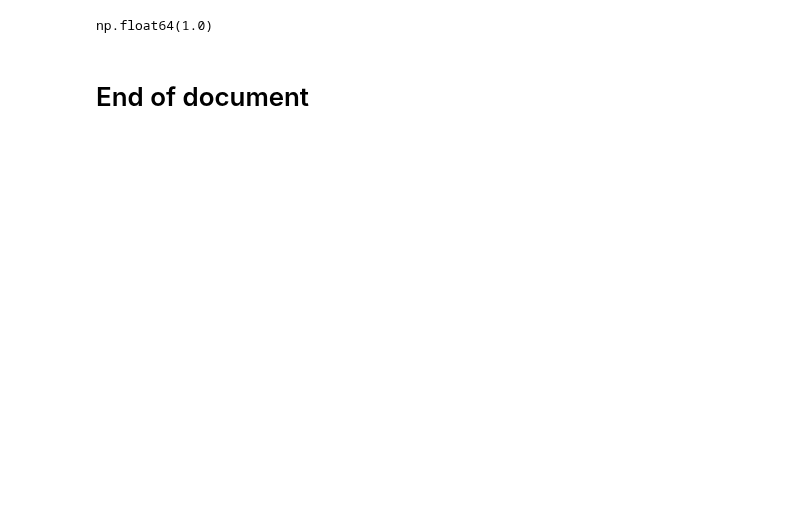
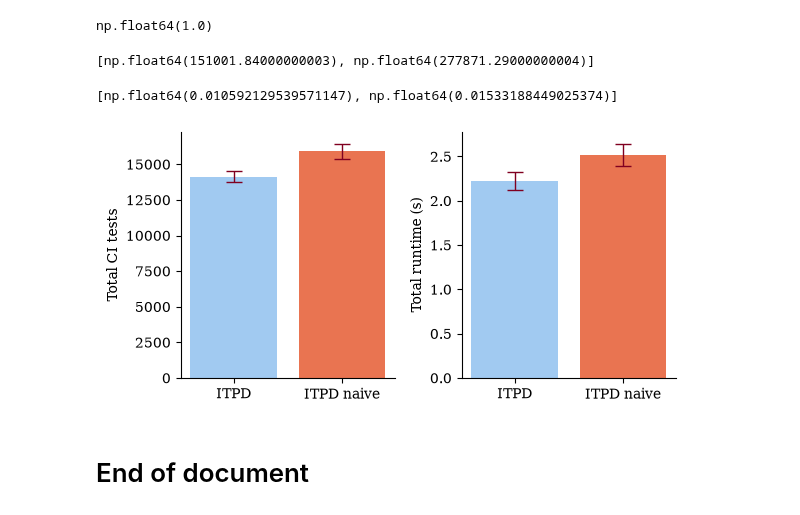
Before and after one commit to jmaasch/itpd, a Jupyter notebook: itpd_test.ipynb, the cells around one changed output. Cells and saved outputs as stored; diff of their text form; code cells hidden in the pictures; blank space fills up the shorter version.

Commit message:
itpd v itpd naive

```diff
--- a/itpd_test.ipynb
+++ b/itpd_test.ipynb
@@ -124,7 +124,6 @@ pairs = None
 var_names = list(alphabet[:N])
 ci_to_float = lambda x : (round(float(x[0]),3), round(float(x[1]),3))
 
-accuracies = []
 auprs = []
 shds = []
 total_tests = []
@@ -140,14 +139,13 @@ for i in range(iters):
               alpha = alpha,
               tau_max = tau_max,
               true_adj = adj_matrices[i])
-    accuracy, aupr, shd = it.itpd()
+    aupr, shd = it.itpd()
     itpd_oracle_times.append(time.time() - start)
 
     total_tests.append(np.sum(it.total_tests))
     cond_sizes_flat = [item for sublist in it.conditioning_set_sizes for item in sublist]
     cond_sizes += cond_sizes_flat
 
-    accuracies.append(accuracy)
     auprs.append(aupr)
     shds.append(shd)
 
@@ -178,7 +176,7 @@ shds_ci = st.t.interval(0.95,
 print()
 print(f"Mean runtime     : {round(np.mean(itpd_oracle_times),4)}s {ci_to_float(time_ci)}")
 print(f"Mean total tests : {round(np.mean(total_tests),2)} {ci_to_float(tests_ci)}")
-print(f"Mean cond. set : {round(np.mean(cond_sizes),2)} {ci_to_float(cond_ci)}")
+print(f"Mean cond. set   : {round(np.mean(cond_sizes),2)} {ci_to_float(cond_ci)}")
 print()
 print(f"Mean AUPR        : {round(np.mean(auprs)*100,2)} {ci_to_float(auprs_ci)}")
 print(f"Mean SHD         : {round(np.mean(shds),2)} {ci_to_float(shds_ci)}")
@@ -205,7 +203,6 @@ invalid value encountered in multiply
 # %% [markdown]
 ### ITPD naive
 # %%
-naive_accuracies = []
 naive_auprs = []
 naive_shds = []
 naive_total_tests = []
@@ -221,14 +218,13 @@ for i in range(iters):
                   alpha = alpha,
                   tau_max = tau_max,
                   true_adj = adj_matrices[i])
-    accuracy, aupr, shd = it.itpd_naive()
+    aupr, shd = it.itpd_naive()
     naive_itpd_oracle_times.append(time.time() - start)
 
     naive_total_tests.append(np.sum(it.total_tests))
     naive_cond_sizes_flat = [item for sublist in it.conditioning_set_sizes for item in sublist]
     naive_cond_sizes += naive_cond_sizes_flat
 
-    naive_accuracies.append(accuracy)
     naive_auprs.append(aupr)
     naive_shds.append(shd)
 
@@ -258,7 +254,7 @@ naive_shds_ci = st.t.interval(0.95,
 print()
 print(f"Mean runtime     : {round(np.mean(naive_itpd_oracle_times),4)}s {ci_to_float(naive_time_ci)}")
 print(f"Mean total tests : {round(np.mean(naive_total_tests),2)} {ci_to_float(naive_tests_ci)}")
-print(f"Mean cond. set : {round(np.mean(naive_cond_sizes),2)} {ci_to_float(naive_cond_ci)}")
+print(f"Mean cond. set   : {round(np.mean(naive_cond_sizes),2)} {ci_to_float(naive_cond_ci)}")
 print()
 print(f"Mean AUPR        : {round(np.mean(naive_auprs)*100,2)} {ci_to_float(naive_auprs_ci)}")
 print(f"Mean SHD         : {round(np.mean(naive_shds),2)} {ci_to_float(naive_shds_ci)}")
@@ -294,5 +290,61 @@ np.float64(0.8884681508563469)
 np.mean(cond_sizes) / np.mean(naive_cond_sizes)
 # %% [output]
 np.float64(1.0)
+# %%
+# Lower variance?
+tests_var = [np.var(total_tests), np.var(naive_total_tests)]
+tests_var
+# %% [output]
+[np.float64(151001.84000000003), np.float64(277871.29000000004)]
+# %%
+# Lower variance?
+times_var = [np.var(itpd_oracle_times), np.var(naive_itpd_oracle_times)]
+times_var
+# %% [output]
+[np.float64(0.010592129539571147), np.float64(0.01533188449025374)]
+# %%
+plt.rcParams["font.family"] = "serif"
+
+categories = ["ITPD", "ITPD naive"]
+bar_colors = ["#A1CAF1", "#E97451"]
+
+times_means = [np.mean(itpd_oracle_times), np.mean(naive_itpd_oracle_times)]
+times_stdevs = [np.std(itpd_oracle_times), np.std(naive_itpd_oracle_times)]
+
+tests_means = [np.mean(total_tests), np.mean(naive_total_tests)]
+tests_stdevs = [np.std(total_tests), np.std(naive_total_tests)]
+
+fig, axs = plt.subplots(1, 2, figsize = (6, 3))
+
+axs[0].bar(
+    categories,
+    tests_means,
+    yerr = tests_stdevs,
+    capsize = 6,
+    color = bar_colors,
+    error_kw = dict(ecolor = "#800020", lw = 1, capthick = 1)
+)
+axs[0].spines["top"].set_visible(False)
+axs[0].spines["right"].set_visible(False)
+
+axs[0].set_ylabel("Total CI tests")
+
+axs[1].bar(
+    categories,
+    times_means,
+    yerr = times_stdevs,
+    capsize = 6,
+    color = bar_colors,
+    error_kw = dict(ecolor = "#800020", lw = 1, capthick = 1)
+)
+axs[1].spines["top"].set_visible(False)
+axs[1].spines["right"].set_visible(False)
+
+axs[1].set_ylabel("Total runtime (s)")
+
+plt.tight_layout()
+plt.show()
+# %% [output]
+[figure, added]
 # %% [markdown]
 # End of document
```
Also changed, not shown: parts of 9 cells of this notebook, 3 other files.
